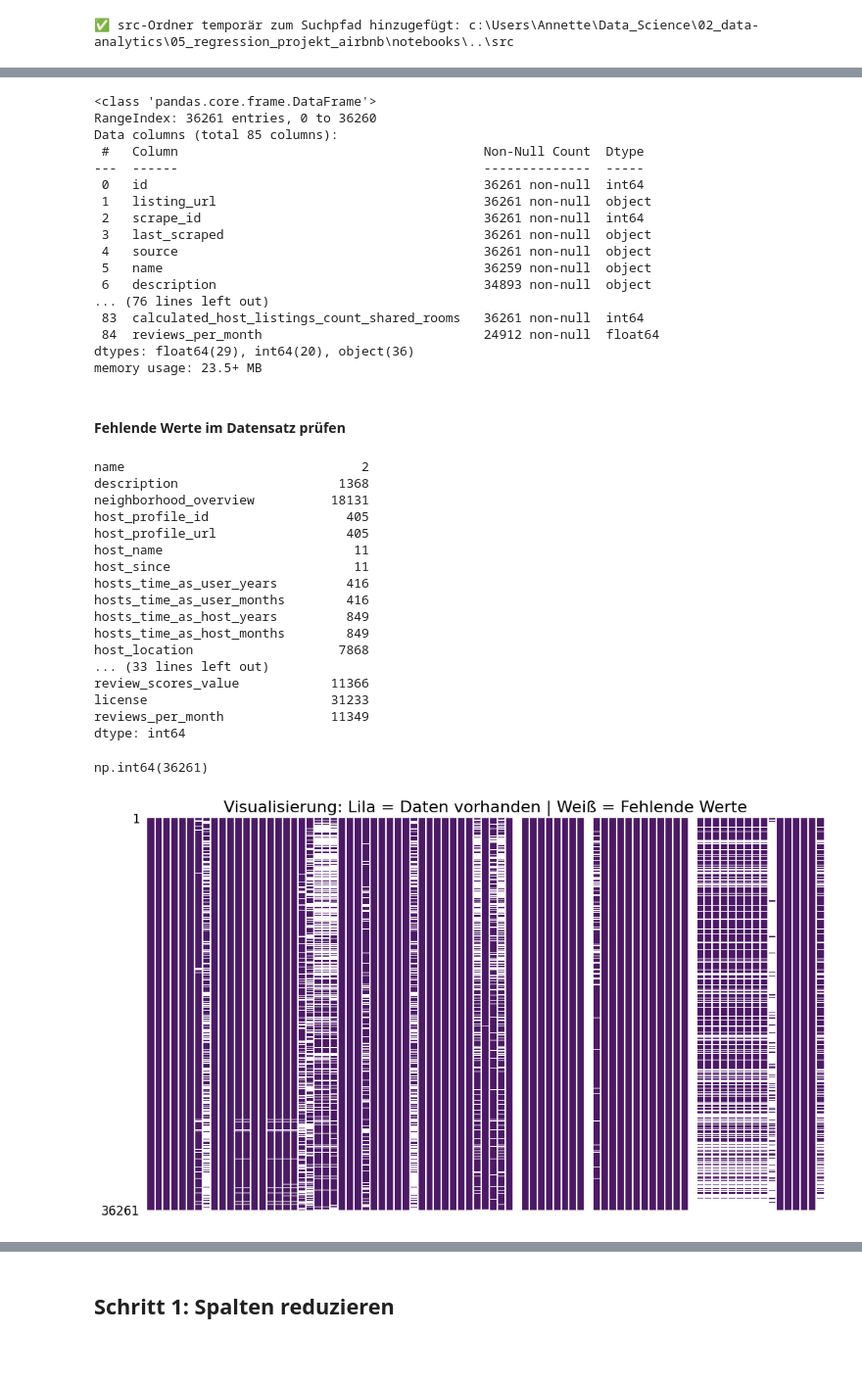
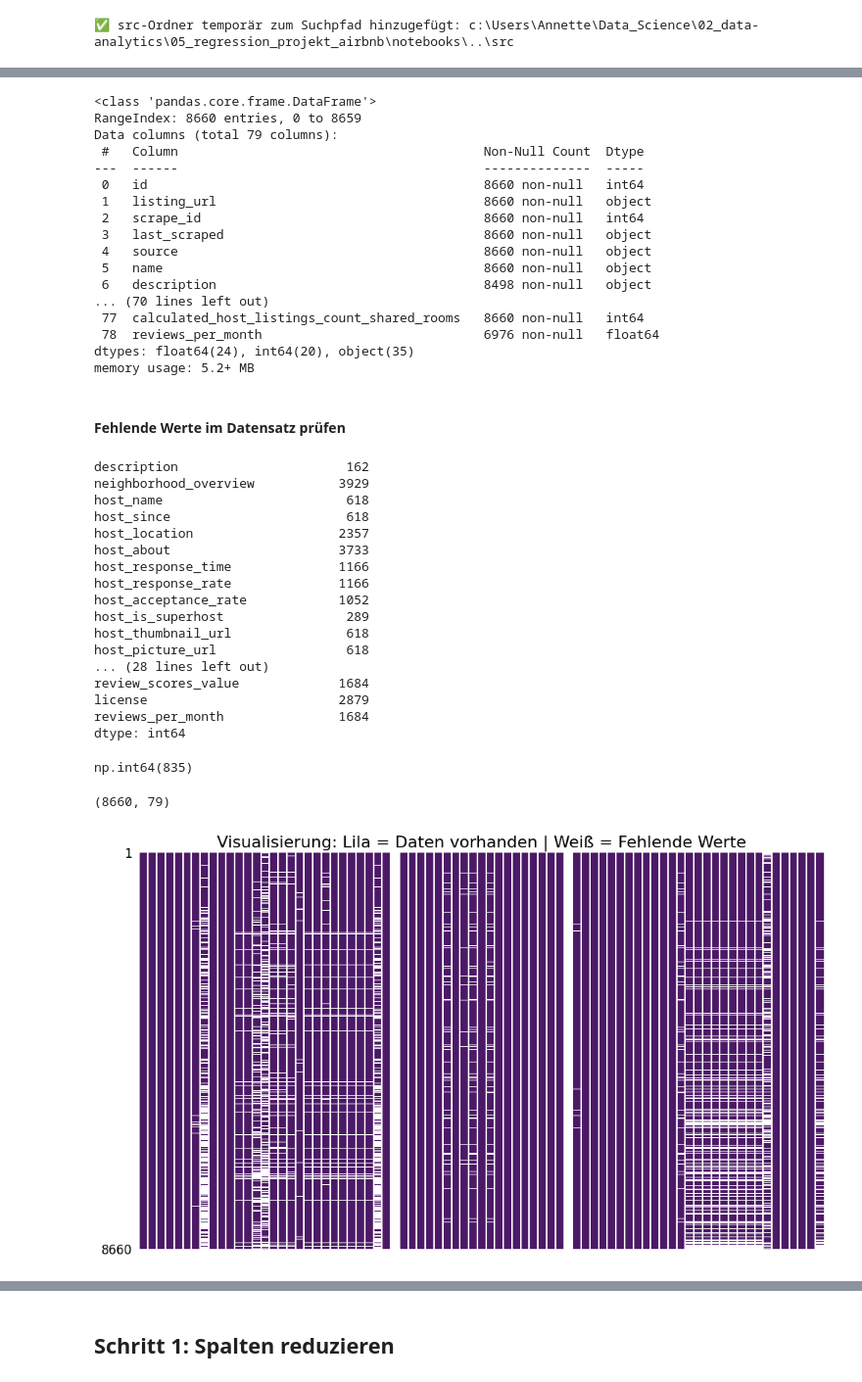
Before and after one commit to anettk404/05_regression_projekt_airbnb, a Jupyter notebook: notebooks/01_NYC_Datenbereinigung_DB.ipynb, the cells around one changed output, grey strips where cells are left out. Shown at 98% size. Cells and saved outputs as stored; diff of their text form; code cells hidden in the pictures; blank space fills up the shorter version.

```diff
--- a/notebooks/01_NYC_Datenbereinigung_DB.ipynb
+++ b/notebooks/01_NYC_Datenbereinigung_DB.ipynb
@@ -235,7 +237,7 @@ print(f"✅ src-Ordner temporär zum Suchpfad hinzugefügt: {src_path}")
 # %% [output]
 ✅ src-Ordner temporär zum Suchpfad hinzugefügt: c:\Users\Annette\Data_Science\02_data-analytics\05_regression_projekt_airbnb\notebooks\..\src
 # %%
-df = pd.read_csv("../data/raw/listings_NYC_raw.csv")
+df = pd.read_csv("../data/raw/listings_Chicago_raw.csv")
 # %%
 df.shape
 # %% [output]
@@ -244,70 +246,68 @@ df.shape
 df.info()
 # %% [output]
 <class 'pandas.core.frame.DataFrame'>
-RangeIndex: 36261 entries, 0 to 36260
-Data columns (total 85 columns):
+RangeIndex: 8660 entries, 0 to 8659
+Data columns (total 79 columns):
  #   Column                                        Non-Null Count  Dtype
 ---  ------                                        --------------  -----
- 0   id                                            36261 non-null  int64
- 1   listing_url                                   36261 non-null  object
- 2   scrape_id                                     36261 non-null  int64
- 3   last_scraped                                  36261 non-null  object
- 4   source                                        36261 non-null  object
- 5   name                                          36259 non-null  object
- 6   description                                   34893 non-null  object
-... (76 lines left out)
- 83  calculated_host_listings_count_shared_rooms   36261 non-null  int64
- 84  reviews_per_month                             24912 non-null  float64
-dtypes: float64(29), int64(20), object(36)
-memory usage: 23.5+ MB
+ 0   id                                            8660 non-null   int64
+ 1   listing_url                                   8660 non-null   object
+ 2   scrape_id                                     8660 non-null   int64
+ 3   last_scraped                                  8660 non-null   object
+ 4   source                                        8660 non-null   object
+ 5   name                                          8660 non-null   object
+ 6   description                                   8498 non-null   object
+... (70 lines left out)
+ 77  calculated_host_listings_count_shared_rooms   8660 non-null   int64
+ 78  reviews_per_month                             6976 non-null   float64
+dtypes: float64(24), int64(20), object(35)
+memory usage: 5.2+ MB
 # %% [markdown]
 #### Fehlende Werte im Datensatz prüfen
 # %%
 missing_values = df.isnull().sum()
-# Nur Spalten anzeigen, bei denen mehr als 0 Werte fehlen
 print(missing_values[missing_values > 0])
 # %% [output]
-name                               2
-description                     1368
-neighborhood_overview          18131
-host_profile_id                  405
-host_profile_url                 405
-host_name                         11
-host_since                        11
-hosts_time_as_user_years         416
-hosts_time_as_user_months        416
-hosts_time_as_host_years         849
-hosts_time_as_host_months        849
-host_location                   7868
-... (33 lines left out)
-review_scores_value            11366
-license                        31233
-reviews_per_month              11349
+description                      162
+neighborhood_overview           3929
+host_name                        618
+host_since                       618
+host_location                   2357
+host_about                      3733
+host_response_time              1166
+host_response_rate              1166
+host_acceptance_rate            1052
+host_is_superhost                289
+host_thumbnail_url               618
+host_picture_url                 618
+... (28 lines left out)
+review_scores_value             1684
+license                         2879
+reviews_per_month               1684
 dtype: int64
 # %%
 df['price'].isnull().sum()
 # %% [output]
-np.int64(36261)
+np.int64(835)
 # %%
 df.shape
+# %% [output]
+(8660, 79)
 # %%
 import missingno as msno
 import matplotlib.pyplot as plt
 
 # 1. Eine Grafik-Figur erstellen
 fig, ax = plt.subplots(figsize=(12, 7))
 
-# 2. Den Hintergrund gelb einfärben (für die fehlenden Werte)
-ax.set_facecolor('#FFFF00') # Ein kräftiges Gelb
-
-# 3. Die Matrix zeichnen (Lila für vorhandene Daten)
+# 2. Die Matrix zeichnen (Lila für vorhandene Daten)
 # color=(0.3, 0.1, 0.4) ist das dunkle Lila
 msno.matrix(df, ax=ax, color=(0.3, 0.1, 0.4), sparkline=False, fontsize=10)
 
 plt.title("Visualisierung: Lila = Daten vorhanden | Weiß = Fehlende Werte", fontsize=16)
 plt.show()
 # %% [output]
-[figure, old version]
+[figure, new version]
 # %%
 print(df.columns.tolist())
 #print("-" * 50)
```
Also changed, not shown: parts of 35 cells of this notebook, 46 other files.
